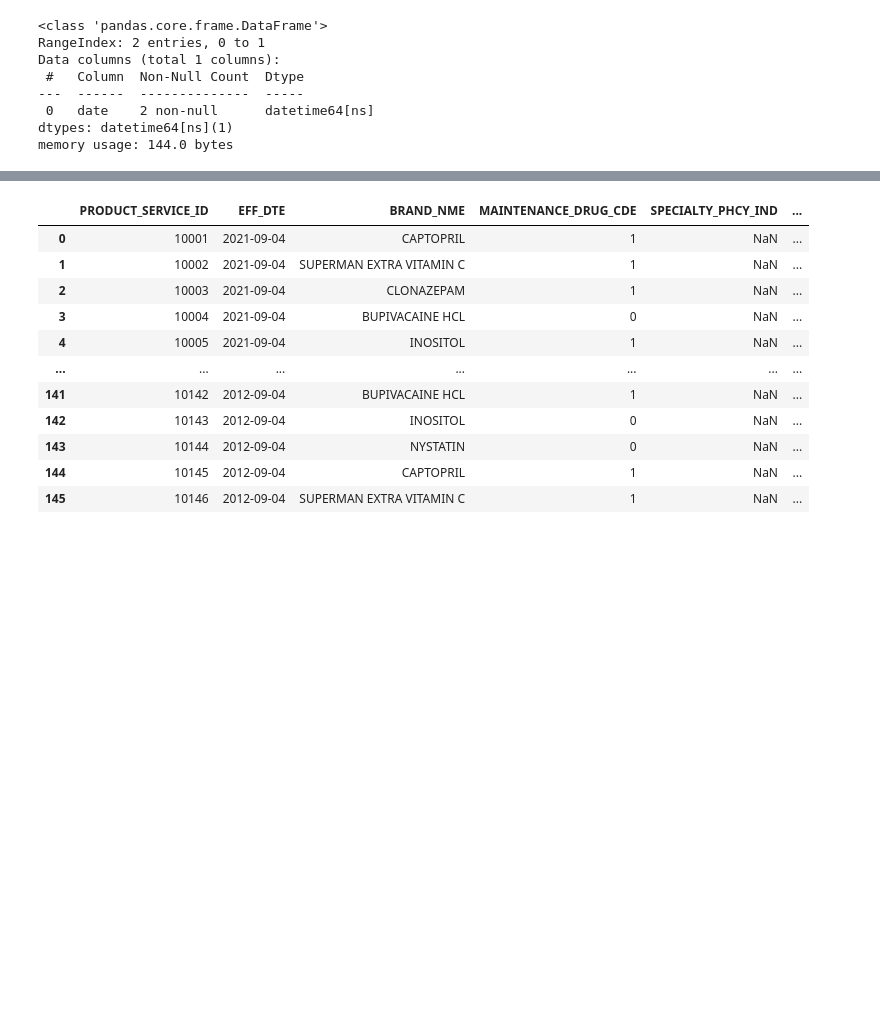
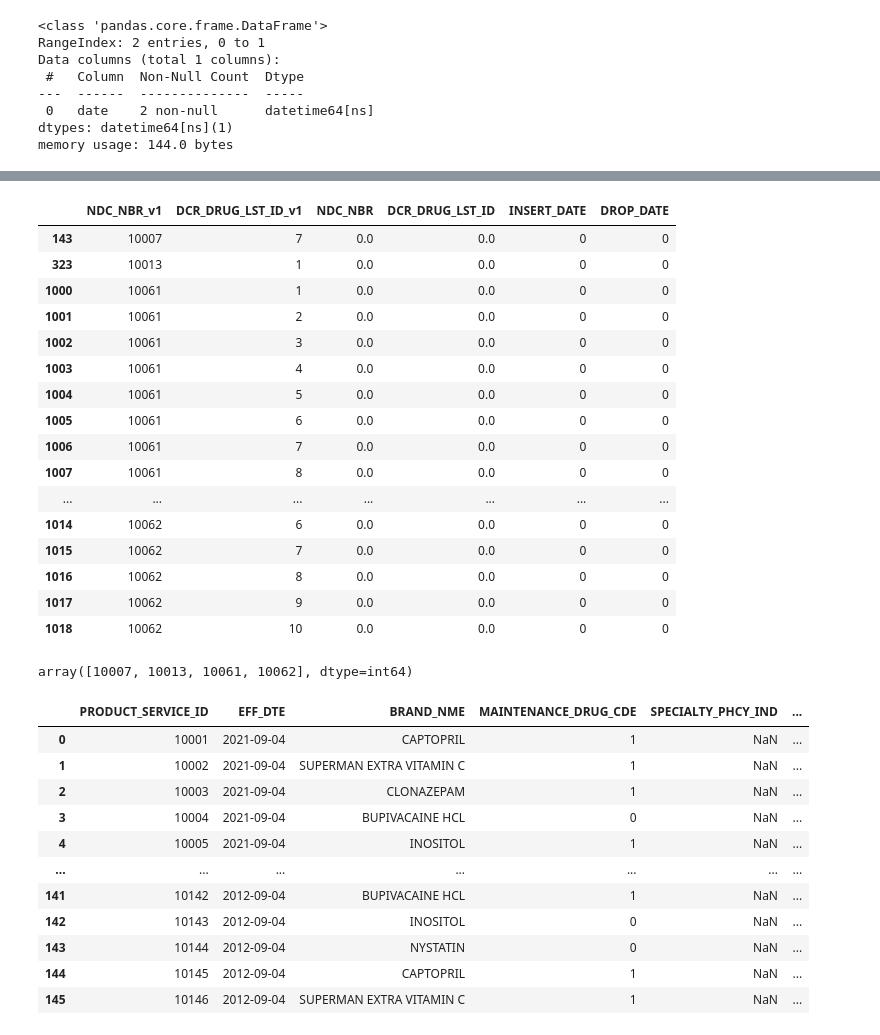
Before and after one commit to jayasriNandipu/Data_Migration, a Jupyter notebook: Project_task_02.ipynb, the cells around one changed output, grey strips where cells are left out. Drawn from its saved outputs; the diff is of its cells as text; code cells hidden in the pictures; blank space fills up the shorter version.

```diff
--- a/Project_task_02.ipynb
+++ b/Project_task_02.ipynb
@@ -855,0 +882,4 @@ cu_his_merge_fil
+# %%
+import pandas as pd
+df_his=pd.read_excel(r"C:\jaya sri\Project_task-002\data files\task2_inputfiles.xlsx",sheet_name="NDC_DCR_LIST_HIST")
+df_his
@@ -855,0 +911,2 @@ cu_his_merge_fil
+# %%
+f_mefge=df_curr.merge(df_his,how="left",right_on=['NDC_NBR','DCR_DRUG_LST_ID'],left_on=['NDC_NBR_v1','DCR_DRUG_LST_ID_v1'])
@@ -855,0 +929,2 @@ cu_his_merge_fil
+# %%
+f_mefge_nan=f_mefge.fillna(0)
@@ -856 +947,27 @@ cu_his_merge_fil
+# %%
+final=f_mefge_nan[f_mefge_nan['NDC_NBR']==0]
+# %%
+final
+# %% [output]
+|  | NDC_NBR_v1 | DCR_DRUG_LST_ID_v1 | NDC_NBR | DCR_DRUG_LST_ID | INSERT_DATE | DROP_DATE |
+| 143 | 10007 | 7 | 0.0 | 0.0 | 0 | 0 |
+| 323 | 10013 | 1 | 0.0 | 0.0 | 0 | 0 |
+| 1000 | 10061 | 1 | 0.0 | 0.0 | 0 | 0 |
+| 1001 | 10061 | 2 | 0.0 | 0.0 | 0 | 0 |
+| 1002 | 10061 | 3 | 0.0 | 0.0 | 0 | 0 |
+| 1003 | 10061 | 4 | 0.0 | 0.0 | 0 | 0 |
+| 1004 | 10061 | 5 | 0.0 | 0.0 | 0 | 0 |
+| 1005 | 10061 | 6 | 0.0 | 0.0 | 0 | 0 |
+| 1006 | 10061 | 7 | 0.0 | 0.0 | 0 | 0 |
+| 1007 | 10061 | 8 | 0.0 | 0.0 | 0 | 0 |
+| ... | ... | ... | ... | ... | ... | ... |
+| 1014 | 10062 | 6 | 0.0 | 0.0 | 0 | 0 |
+| 1015 | 10062 | 7 | 0.0 | 0.0 | 0 | 0 |
+| 1016 | 10062 | 8 | 0.0 | 0.0 | 0 | 0 |
+| 1017 | 10062 | 9 | 0.0 | 0.0 | 0 | 0 |
+| 1018 | 10062 | 10 | 0.0 | 0.0 | 0 | 0 |
+# %%
+final.NDC_NBR_v1.unique()
+# %% [output]
+array([10007, 10013, 10061, 10062], dtype=int64)
 # %%
```
Also changed, not shown: parts of 99 cells of this notebook.
